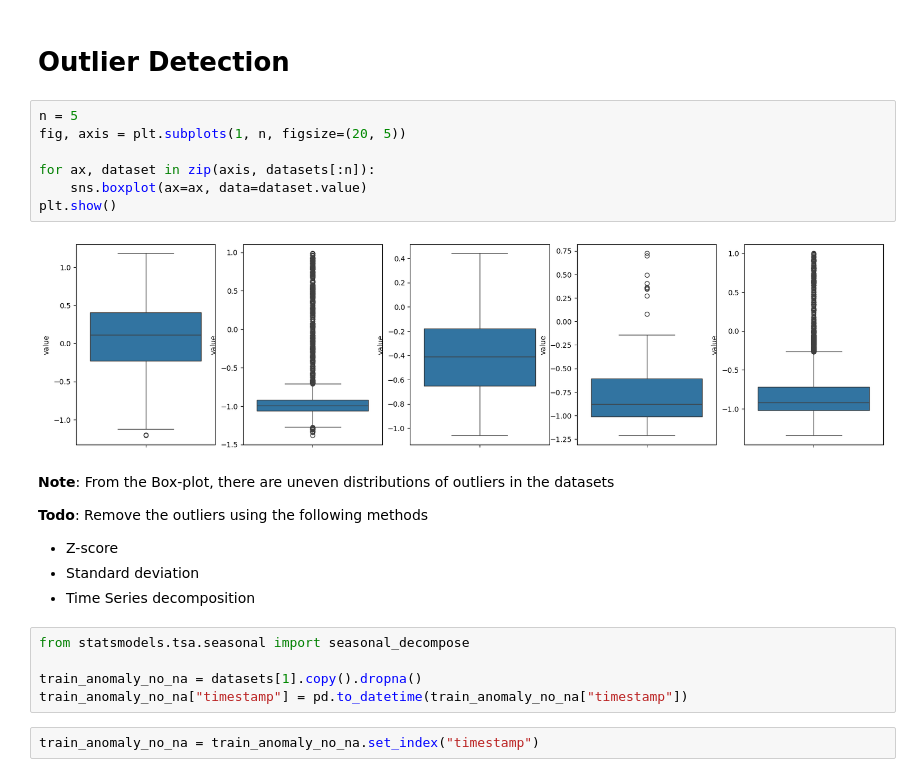
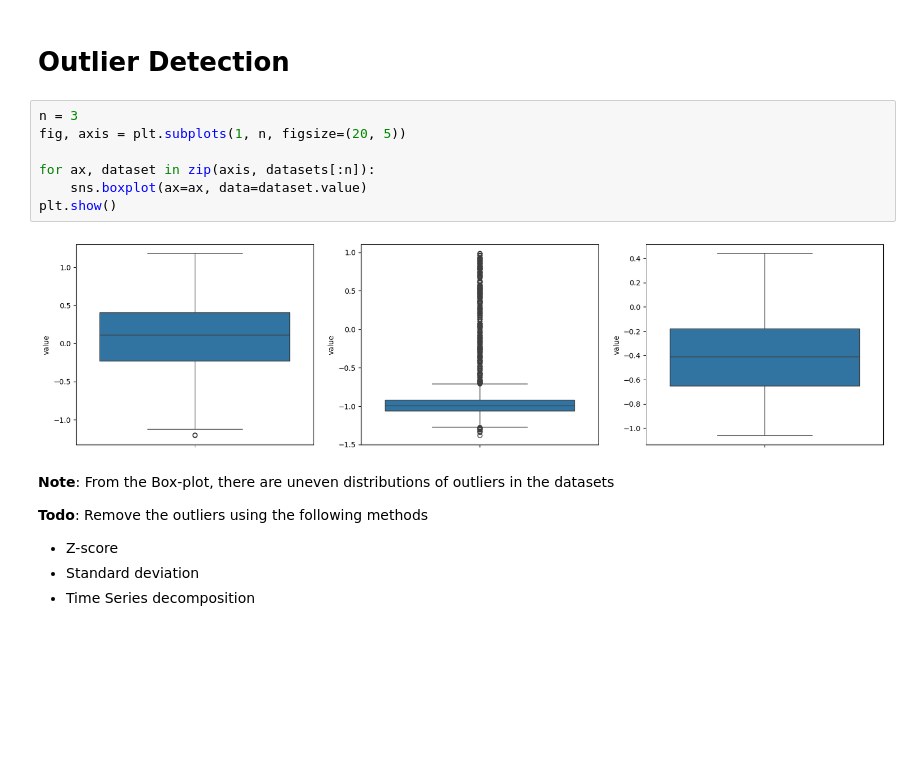
Before and after one commit to MMostafa-Hub/time-series-forecaster, a Jupyter notebook: notebooks/eda.ipynb, the cells around one changed output. Cells and saved outputs as stored; diff of their text form; blank space fills up the shorter version.

Commit message:
Visualize some datasets

```diff
--- a/notebooks/eda.ipynb
+++ b/notebooks/eda.ipynb
@@ -127,14 +127,14 @@ plt.show()
 # %% [markdown]
 # Outlier Detection
 # %%
-n = 5
+n = 3
 fig, axis = plt.subplots(1, n, figsize=(20, 5))
 
 for ax, dataset in zip(axis, datasets[:n]):
     sns.boxplot(ax=ax, data=dataset.value)
 plt.show()
 # %% [output]
-[figure, old version]
+[figure, new version]
 # %% [markdown]
 **Note**: From the Box-plot, there are uneven distributions of outliers in the datasets
 
@@ -142,10 +142,3 @@ plt.show()
 - Z-score
 - Standard deviation
 - Time Series decomposition
-# %%
-from statsmodels.tsa.seasonal import seasonal_decompose
-
-train_anomaly_no_na = datasets[1].copy().dropna()
-train_anomaly_no_na["timestamp"] = pd.to_datetime(train_anomaly_no_na["timestamp"])
-# %%
-train_anomaly_no_na = train_anomaly_no_na.set_index("timestamp")
```
Also changed, not shown: parts of 6 cells of this notebook.
